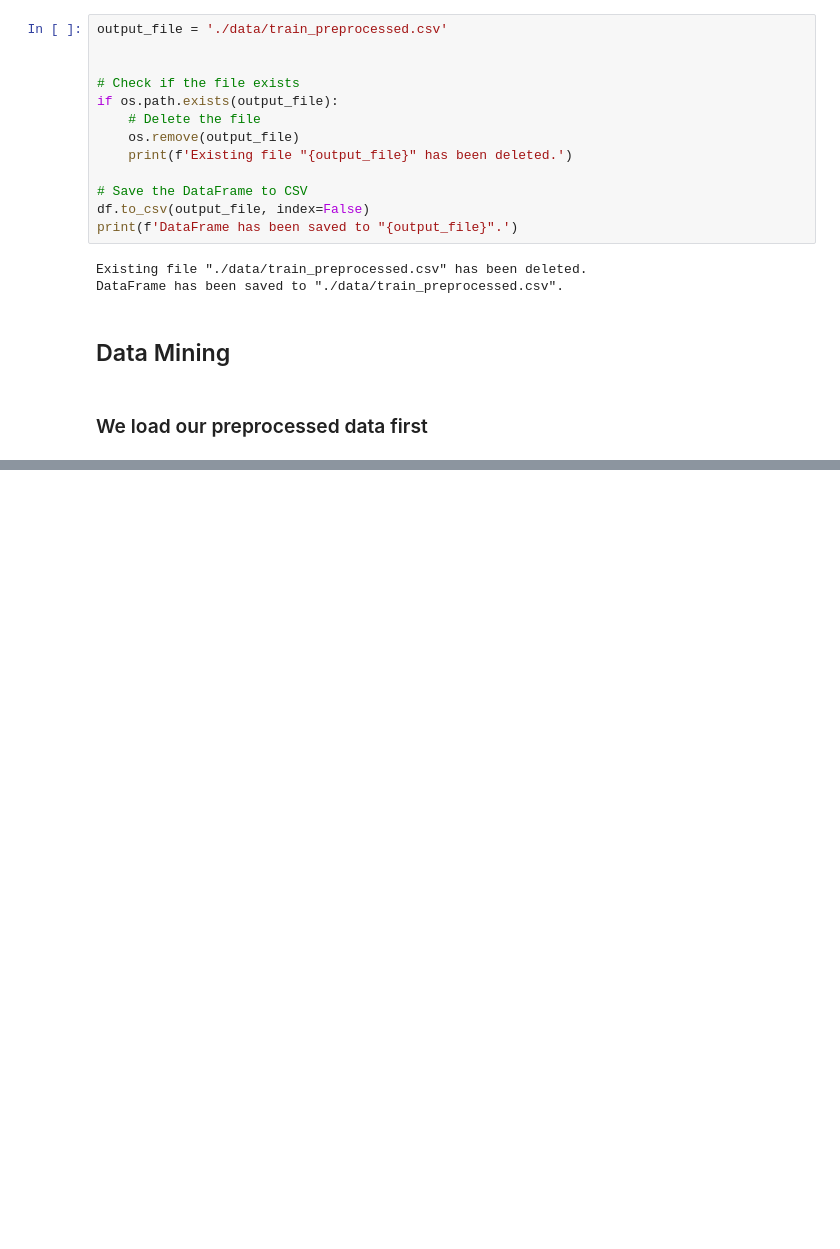
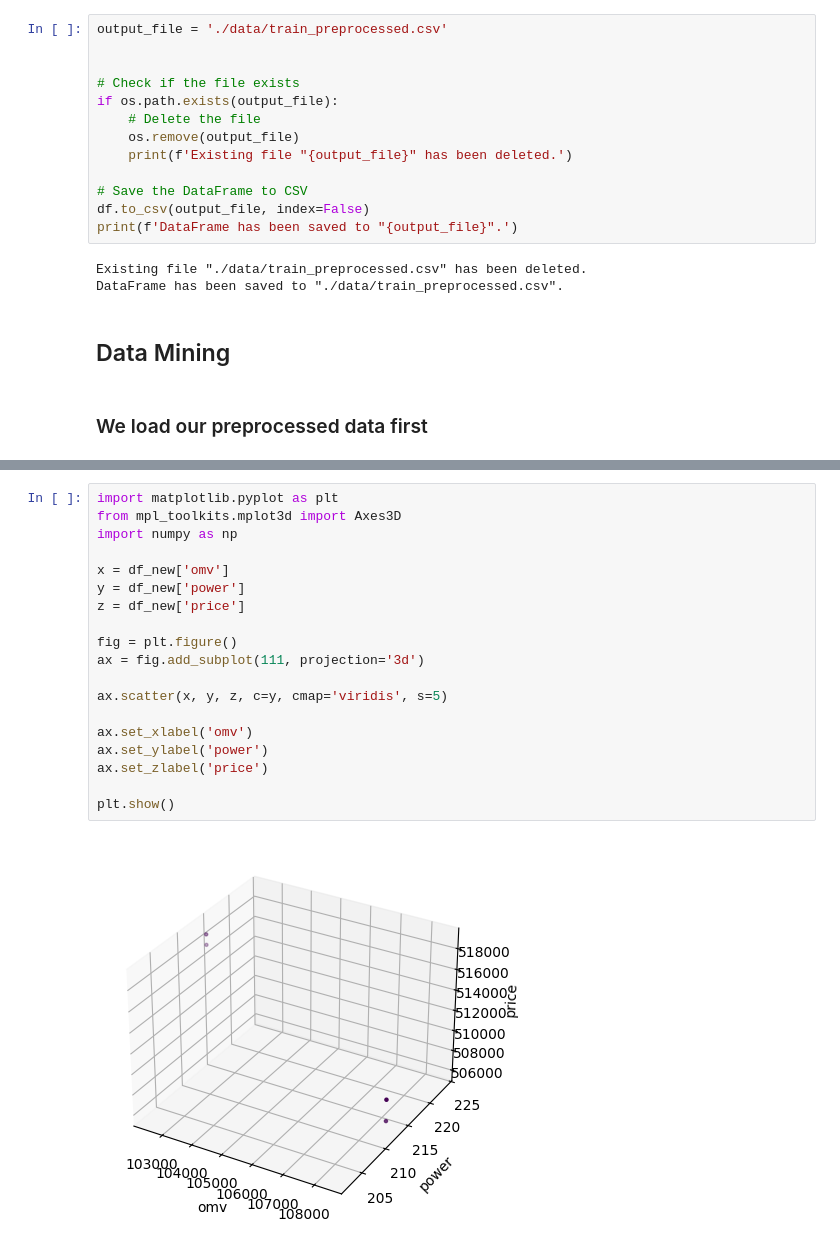
Before and after one commit to Enqurance/CS5228_Project, a Jupyter notebook: main_zijie.ipynb, the cells around one changed output, grey strips where cells are left out. Saved outputs shown, nothing was run; the diff lists cells and outputs as text; blank space fills up the shorter version.

```diff
--- a/main_zijie.ipynb
+++ b/main_zijie.ipynb
@@ -239,0 +255,21 @@ Average RMSE: 20980
+# %%
+import matplotlib.pyplot as plt
+from mpl_toolkits.mplot3d import Axes3D
+import numpy as np
+
+x = df_new['omv']
+y = df_new['power']
+z = df_new['price']
+
+fig = plt.figure()
+ax = fig.add_subplot(111, projection='3d')
+
+ax.scatter(x, y, z, c=y, cmap='viridis', s=5)
+
+ax.set_xlabel('omv')
+ax.set_ylabel('power')
+ax.set_zlabel('price')
+
+plt.show()
+# %% [output]
+[figure, added]
```
Also changed, not shown: parts of 10 cells of this notebook, 4 other files.
